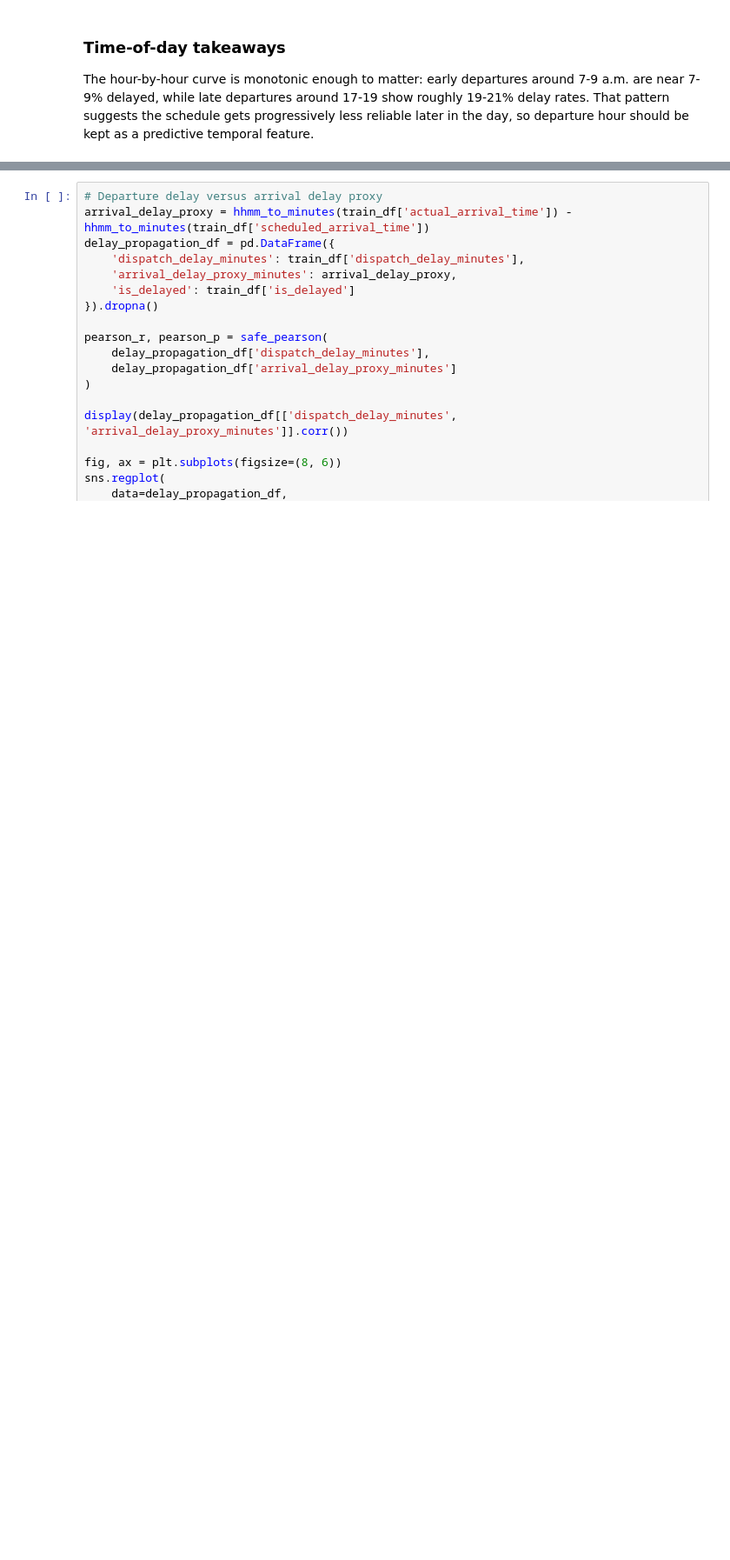
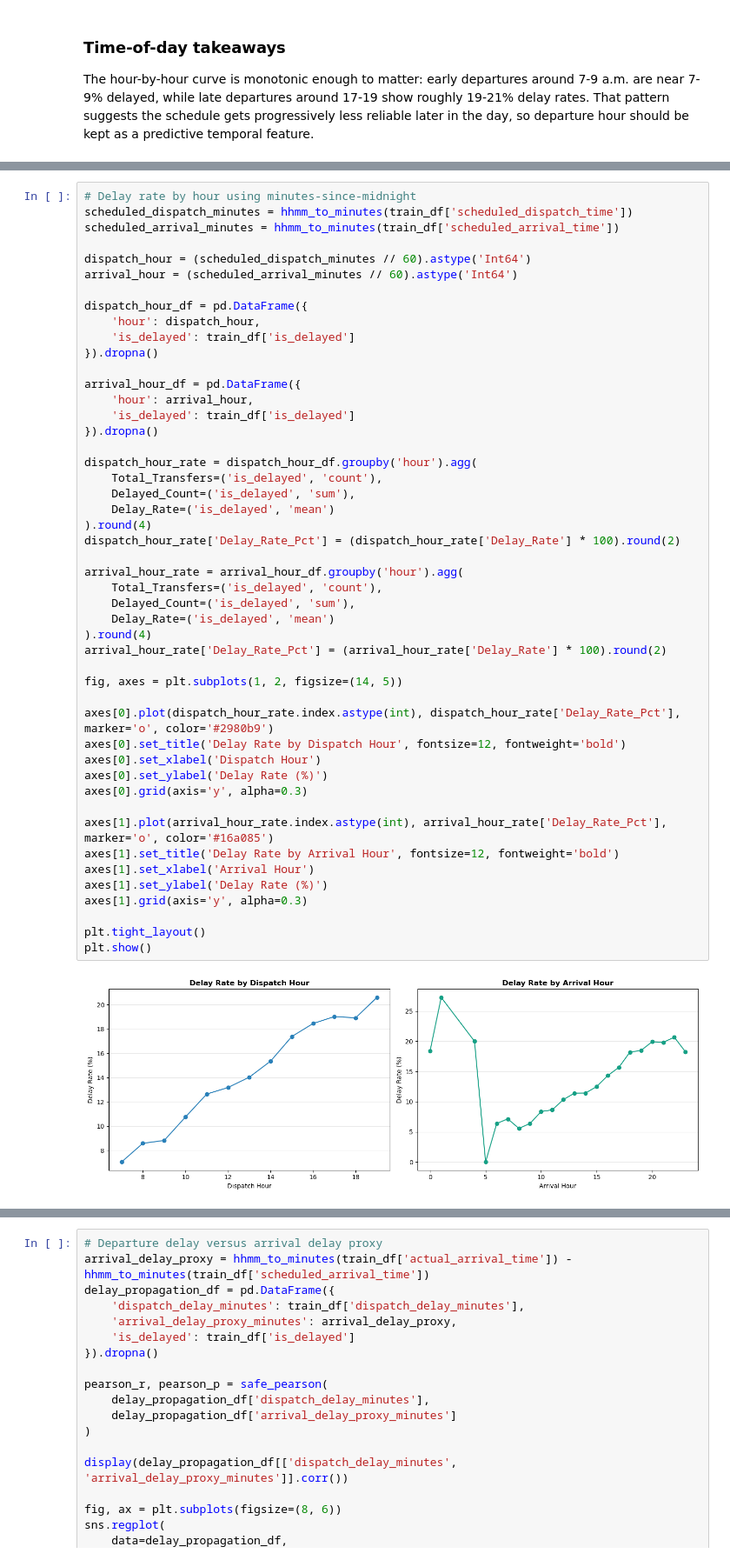
Before and after one commit to InbarKedem/final-project-intro-to-ml, a Jupyter notebook: task.ipynb, the cells around one changed output, grey strips where cells are left out. Shown at 87% size. Saved outputs shown, nothing was run; the diff lists cells and outputs as text; blank space fills up the shorter version.

```diff
--- a/task.ipynb
+++ b/task.ipynb
@@ -463,0 +468,50 @@ The hour-by-hour curve is monotonic enough to matter: early departures around 7-
+# %%
+# Delay rate by hour using minutes-since-midnight
+scheduled_dispatch_minutes = hhmm_to_minutes(train_df['scheduled_dispatch_time'])
+scheduled_arrival_minutes = hhmm_to_minutes(train_df['scheduled_arrival_time'])
+
+dispatch_hour = (scheduled_dispatch_minutes // 60).astype('Int64')
+arrival_hour = (scheduled_arrival_minutes // 60).astype('Int64')
+
+dispatch_hour_df = pd.DataFrame({
+    'hour': dispatch_hour,
+    'is_delayed': train_df['is_delayed']
+}).dropna()
+
+arrival_hour_df = pd.DataFrame({
+    'hour': arrival_hour,
+    'is_delayed': train_df['is_delayed']
+}).dropna()
+
+dispatch_hour_rate = dispatch_hour_df.groupby('hour').agg(
+    Total_Transfers=('is_delayed', 'count'),
+    Delayed_Count=('is_delayed', 'sum'),
+    Delay_Rate=('is_delayed', 'mean')
+).round(4)
+dispatch_hour_rate['Delay_Rate_Pct'] = (dispatch_hour_rate['Delay_Rate'] * 100).round(2)
+
+arrival_hour_rate = arrival_hour_df.groupby('hour').agg(
+    Total_Transfers=('is_delayed', 'count'),
+    Delayed_Count=('is_delayed', 'sum'),
+    Delay_Rate=('is_delayed', 'mean')
+).round(4)
+arrival_hour_rate['Delay_Rate_Pct'] = (arrival_hour_rate['Delay_Rate'] * 100).round(2)
+
+fig, axes = plt.subplots(1, 2, figsize=(14, 5))
+
+axes[0].plot(dispatch_hour_rate.index.astype(int), dispatch_hour_rate['Delay_Rate_Pct'], marker='o', color='#2980b9')
+axes[0].set_title('Delay Rate by Dispatch Hour', fontsize=12, fontweight='bold')
+axes[0].set_xlabel('Dispatch Hour')
+axes[0].set_ylabel('Delay Rate (%)')
+axes[0].grid(axis='y', alpha=0.3)
+
+axes[1].plot(arrival_hour_rate.index.astype(int), arrival_hour_rate['Delay_Rate_Pct'], marker='o', color='#16a085')
+axes[1].set_title('Delay Rate by Arrival Hour', fontsize=12, fontweight='bold')
+axes[1].set_xlabel('Arrival Hour')
+axes[1].set_ylabel('Delay Rate (%)')
+axes[1].grid(axis='y', alpha=0.3)
+
+plt.tight_layout()
+plt.show()
+# %% [output]
+[figure, added]
```
Also changed, not shown: parts of 13 cells of this notebook.
